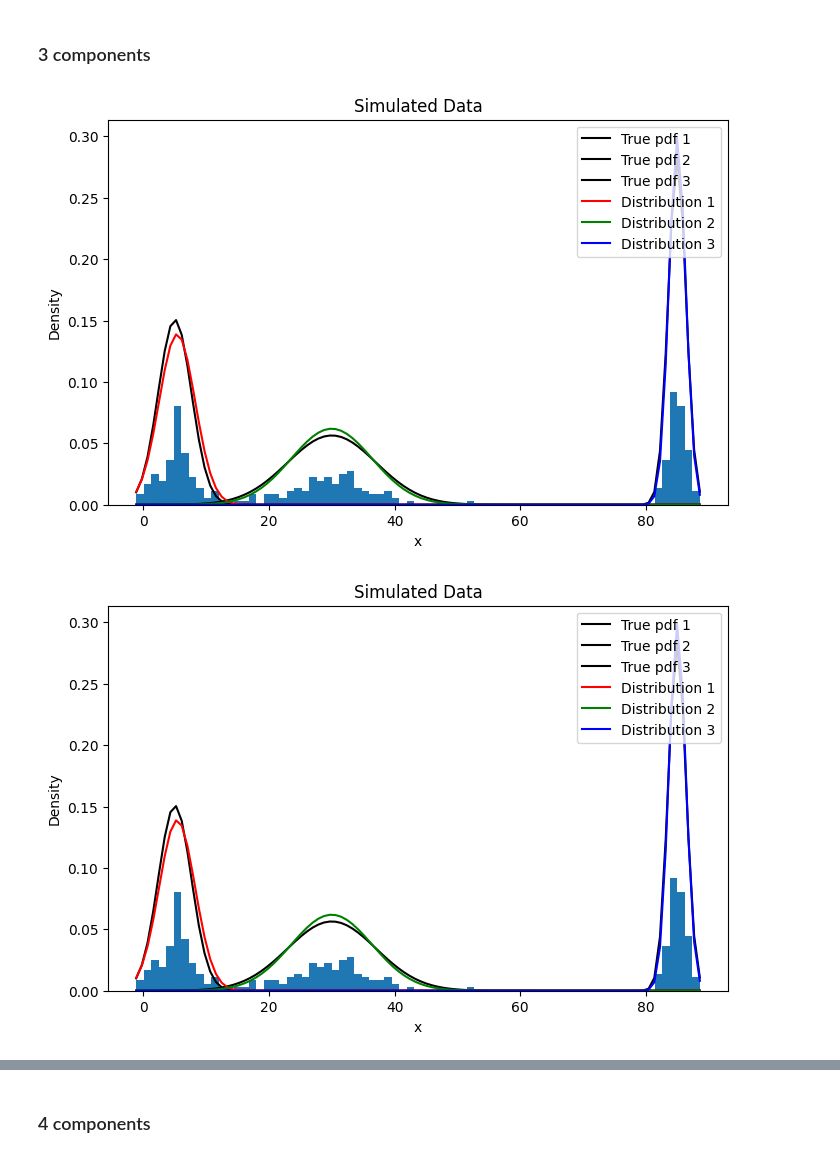
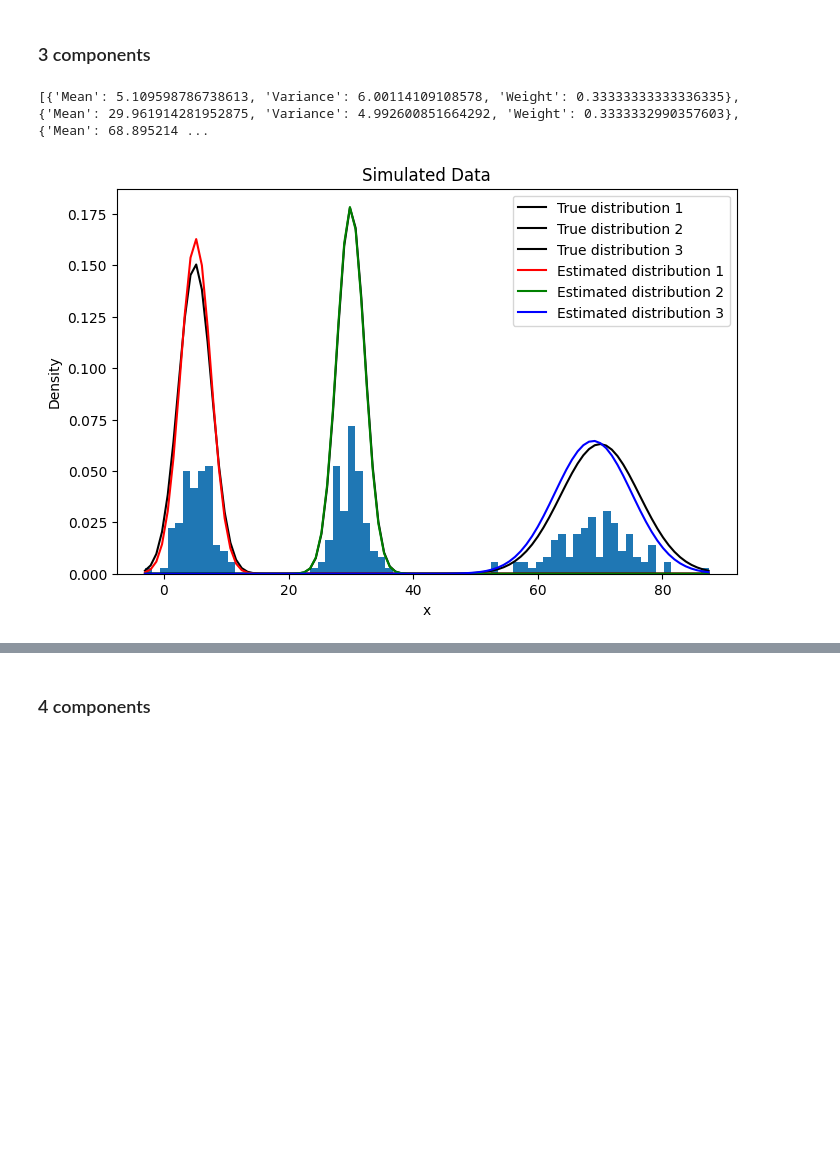
Before and after one commit to devitahalim/scie30001-project, a Jupyter notebook: functions/testGMM.ipynb, the cells around one changed output, grey strips where cells are left out. Cells and saved outputs as stored; diff of their text form; code cells hidden in the pictures; blank space fills up the shorter version.

```diff
--- a/functions/testGMM.ipynb
+++ b/functions/testGMM.ipynb
@@ -75,15 +77,16 @@ PlotGMM(X,em1,10,t,"Simulated Data",[],[20,5],[10,2])
 # %% [markdown]
 ### 3 components
 # %%
-X1=np.random.normal(85,np.sqrt(2),100)
-X2=np.random.normal(30,np.sqrt(50),100)
+X1=np.random.normal(70,np.sqrt(40),100)
+X2=np.random.normal(30,np.sqrt(5),100)
 X3=np.random.normal(5,np.sqrt(7),100)
 X=np.array(list(X1)+list(X2)+list(X3))
 
 n_comp=gauss.BIC_gmm(X)
 em1=gauss.GaussianEM(X,n_comp,[])
 t=gauss.findThreshold2(em1)
-PlotGMM(X,em1,10,[],"Simulated Data",[],[85,30,5],[2,50,7])
+PlotGMM(X,em1,10,[],"Simulated Data",[],[70,30,5],[40,5,7])
+print(em1[-1])
 # %% [output]
+[{'Mean': 5.109598786738613, 'Variance': 6.00114109108578, 'Weight': 0.33333333333336335}, {'Mean': 29.961914281952875, 'Variance': 4.992600851664292, 'Weight': 0.3333332990357603}, {'Mean': 68.895214 ...
-[figure, old version]
+[figure, new version]
-[figure, removed]
```
Also changed, not shown: parts of 4 cells of this notebook, 39 other files.
